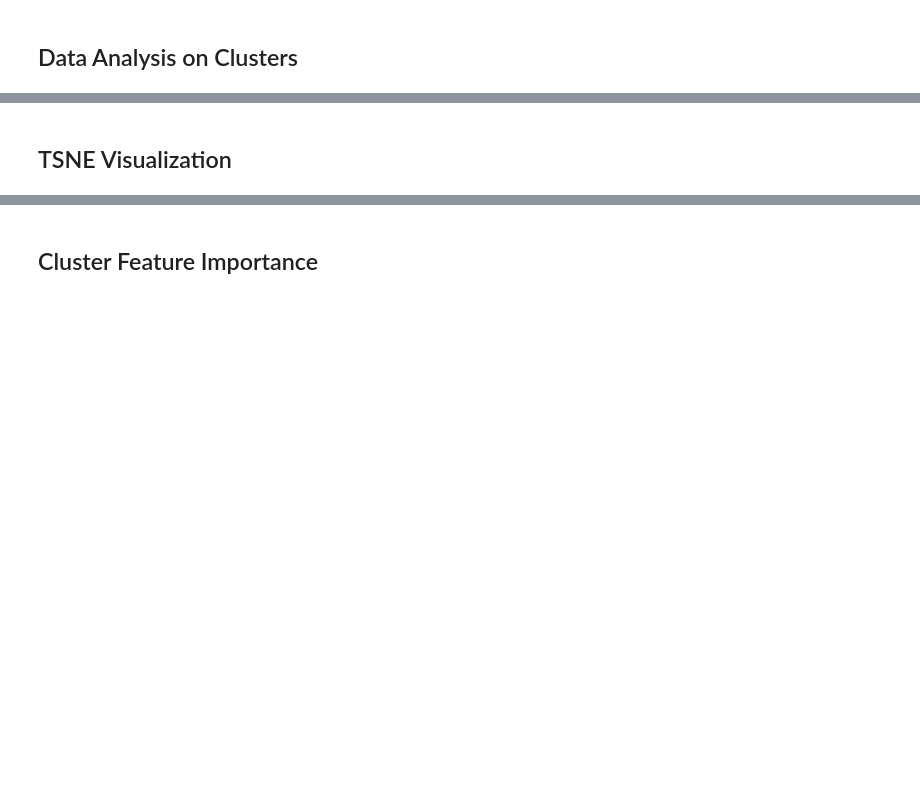
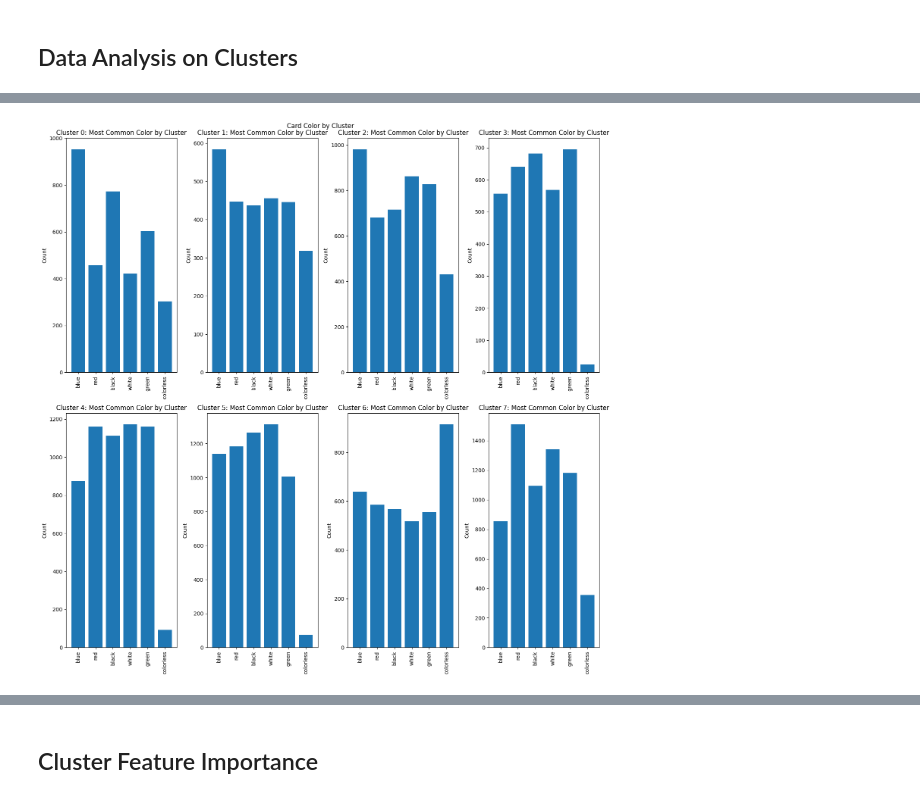
Before and after one commit to blh119/MTG_Scryfall_App, a Jupyter notebook: Card Recommeder Notebook.ipynb, the cells around one changed output, grey strips where cells are left out. Drawn from its saved outputs; the diff is of its cells as text; code cells hidden in the pictures; blank space fills up the shorter version.

```diff
--- a/Card Recommeder Notebook.ipynb
+++ b/Card Recommeder Notebook.ipynb
@@ -985,5 +1018,7 @@ card_training_model.plot_card_subtype_clusters()
-# %% [markdown]
-## TSNE Visualization
+# %%
+card_training_model.plot_color_by_cluster()
+# %% [output]
+[figure, added]
 # %%
 card_training_model.tsne_data_visualization()
 # %% [output]
```
Also changed, not shown: parts of 20 cells of this notebook.
